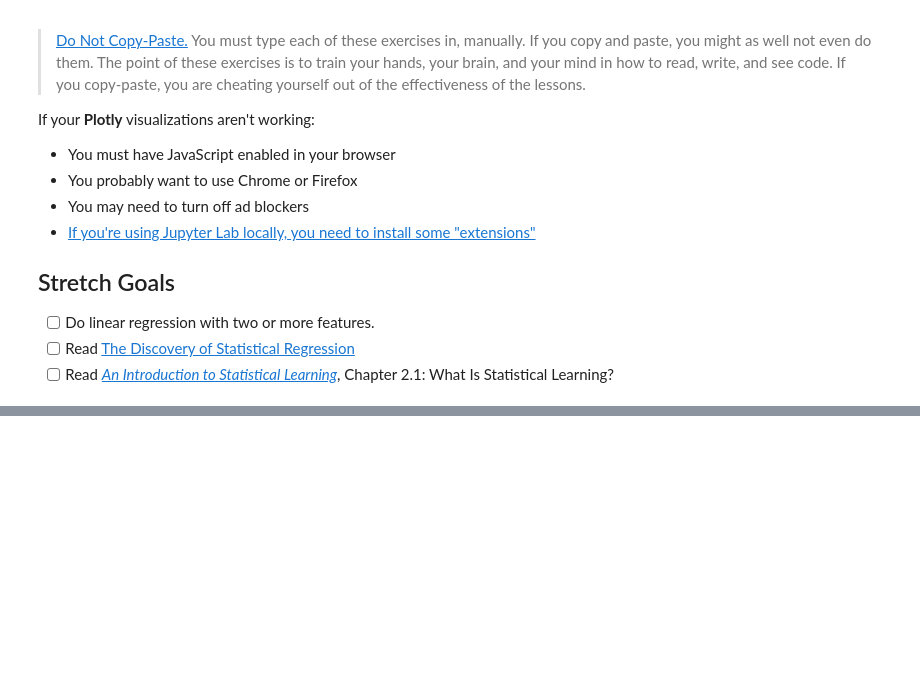
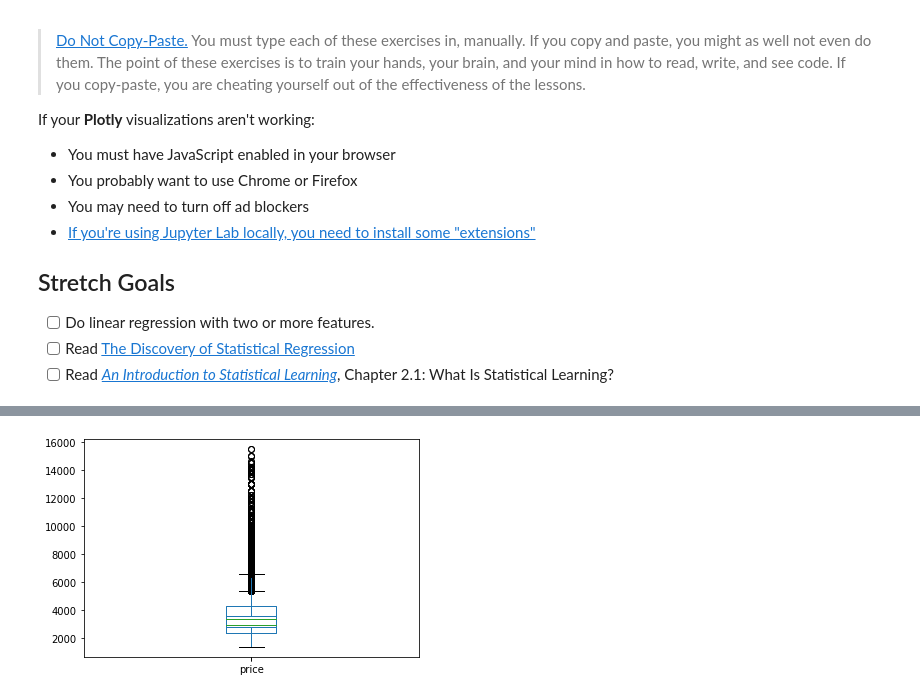
Before and after one commit to bloominstituteoftechnology/DS-Unit-2-Linear-Models, a Jupyter notebook: module1-regression-1/LS_DS_211_assignment.ipynb, the cells around one changed output, grey strips where cells are left out. Drawn from its saved outputs; the diff is of its cells as text; code cells hidden in the pictures; blank space fills up the shorter version.

```diff
--- a/module1-regression-1/LS_DS_211_assignment.ipynb
+++ b/module1-regression-1/LS_DS_211_assignment.ipynb
@@ -62,0 +137,7 @@ df = df[(df['price'] >= 1375) & (df['price'] <= 15500) &
+# %%
+# This only allows me to plot one boxplot at a time
+# otherwise they stack on top of each other
+df[df['bedrooms']==1]['price'].plot(kind='box')
+df[df['bedrooms']==2]['price'].plot(kind='box');
+# %% [output]
+[figure, added]
```
Also changed, not shown: parts of 28 cells of this notebook.
